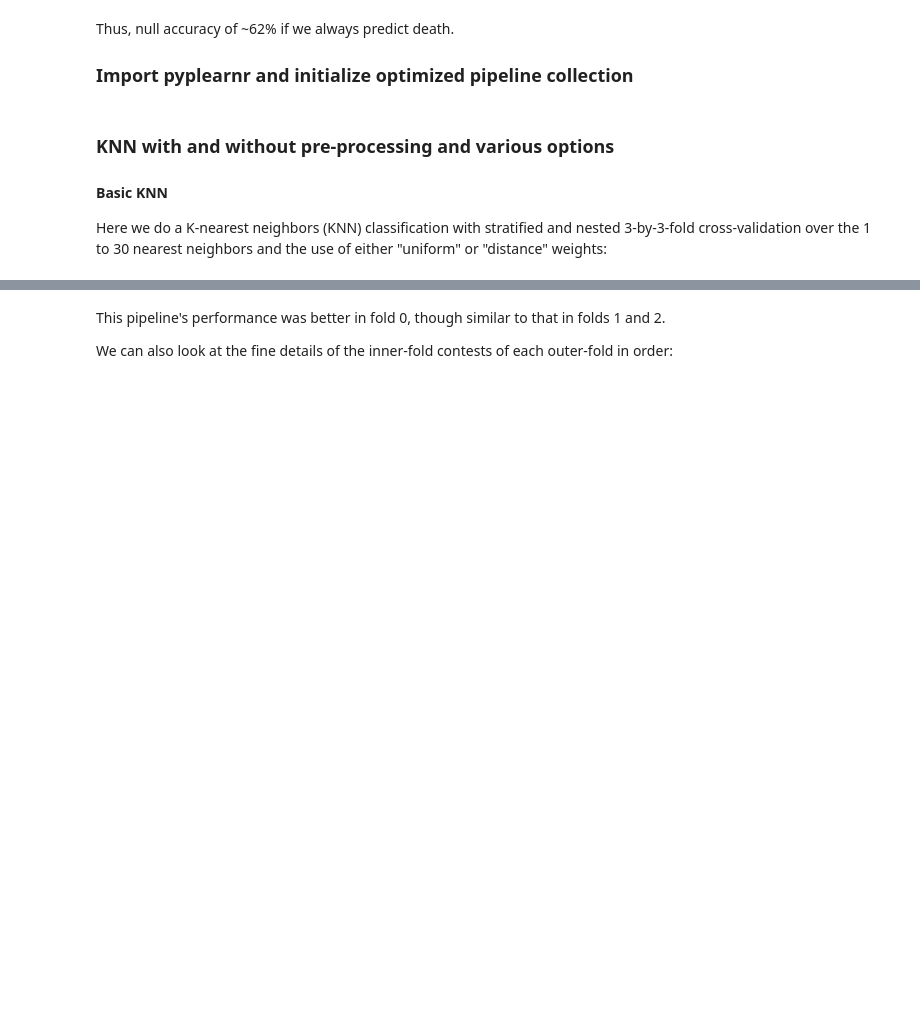
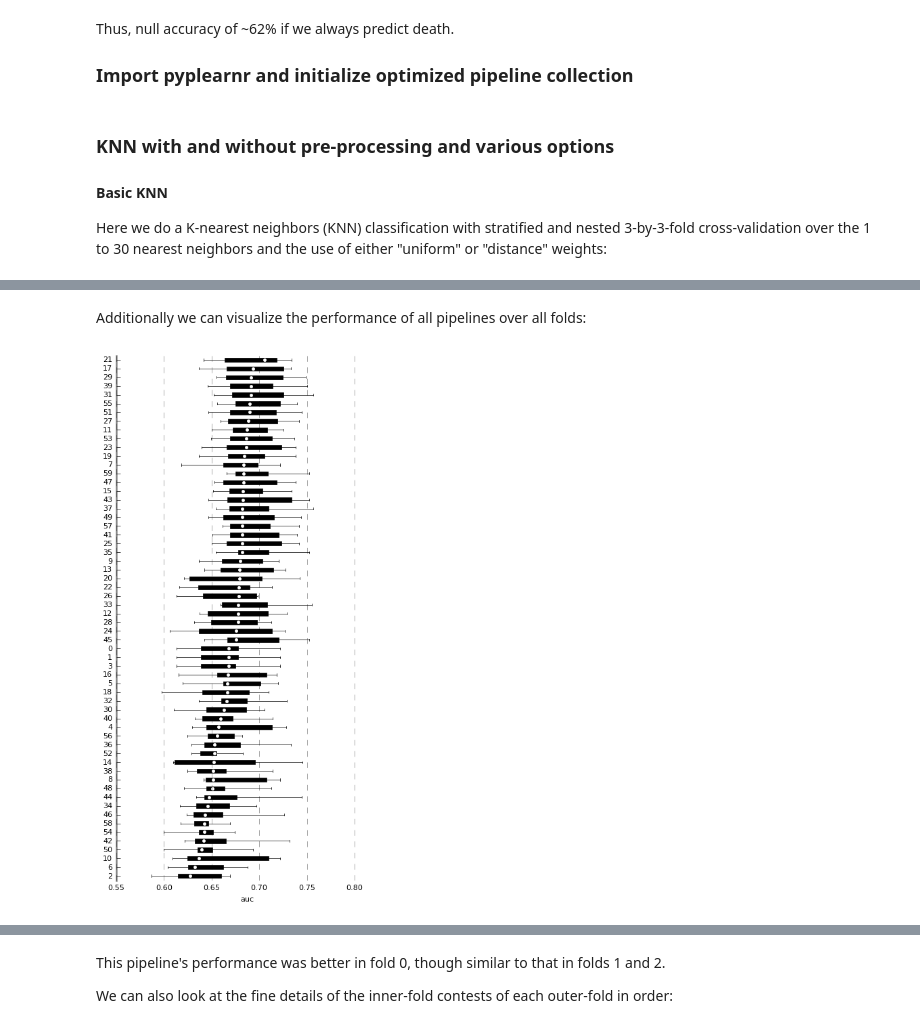
Before and after one commit to JaggedParadigm/pyplearnr, a Jupyter notebook: pyplearnr_demo.ipynb, the cells around one changed output, grey strips where cells are left out. Saved outputs shown, nothing was run; the diff lists cells and outputs as text; code cells hidden in the pictures; blank space fills up the shorter version.

```diff
--- a/pyplearnr_demo.ipynb
+++ b/pyplearnr_demo.ipynb
@@ -168,0 +222,2 @@ kfcv.plot_best_pipeline_scores()
+# %% [markdown]
+Additionally we can visualize the performance of all pipelines over all folds:
@@ -168,0 +226,6 @@ kfcv.plot_best_pipeline_scores()
+# %%
+%autoreload
+
+kfcv.plot_contest(all_folds=True, markersize=3, figsize=(5,10), fontsize=8) #, highlight_best=True
+# %% [output]
+[figure, added]
```
Also changed, not shown: parts of 16 cells of this notebook, 2 other files.
